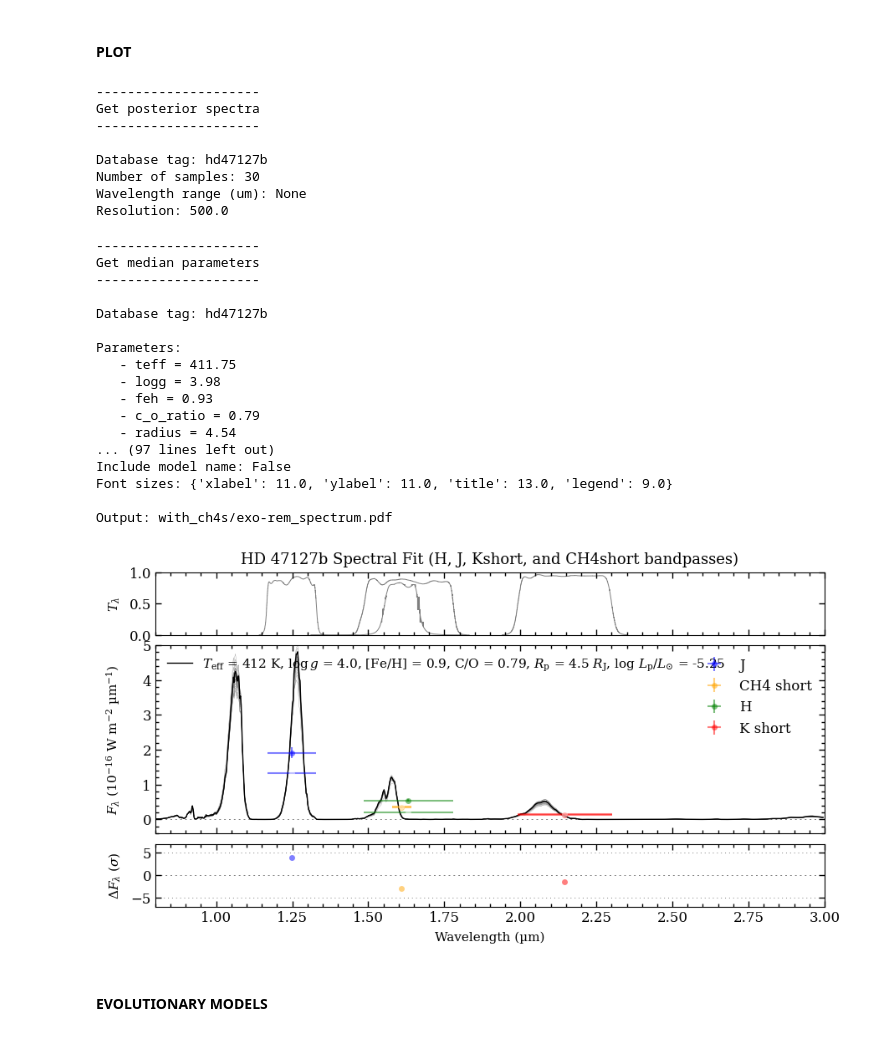
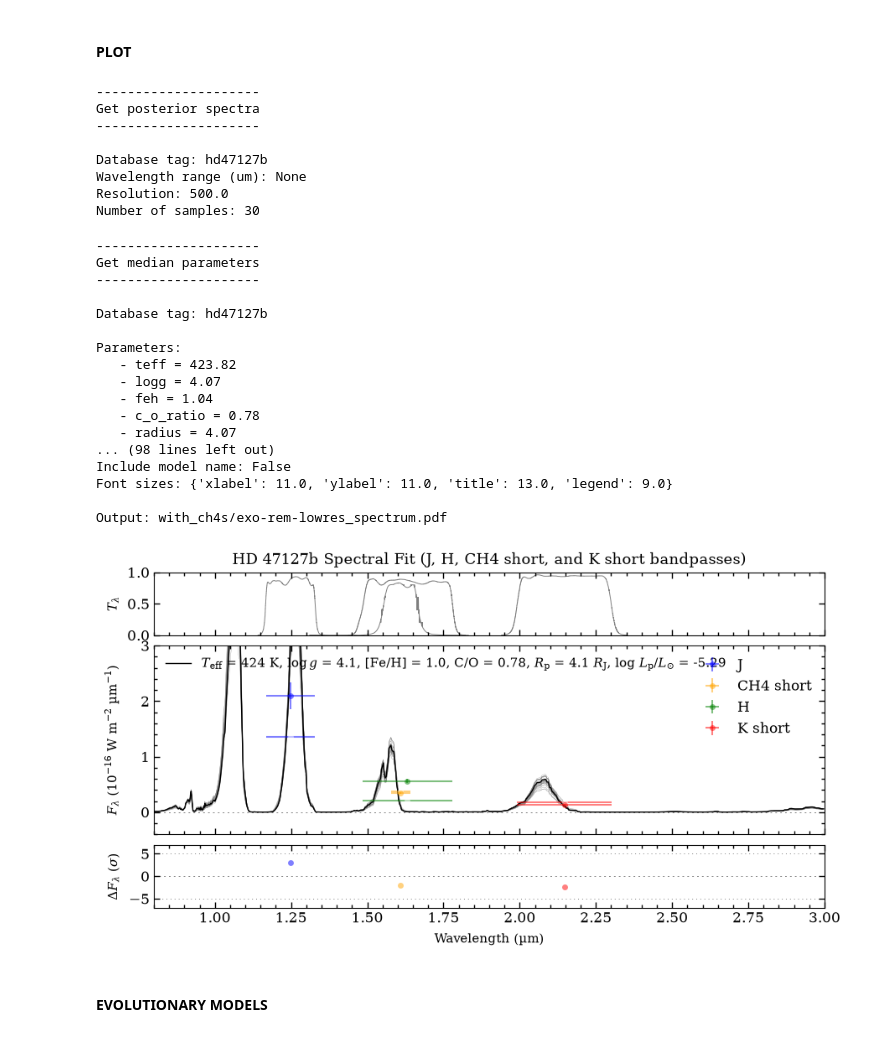
Before and after one commit to benlchang/HD47127-b-ADI, a Jupyter notebook: species.ipynb, the cells around one changed output. Saved outputs shown, nothing was run; the diff lists cells and outputs as text; code cells hidden in the pictures.

```diff
--- a/species.ipynb
+++ b/species.ipynb
@@ -55,5 +55,7 @@ import numpy as np
 
 wv, throughput = np.loadtxt('Keck_NIRC2.CH4s.csv', unpack=True)
 np.savetxt('micron_Keck_NIRC2.CH4s.txt', np.array([wv / 10000, throughput]).T)
+
+with_ch4s = True
 # %% [output]
 Adding filter: Keck/NIRC2.CH4s... [DONE]
@@ -117,11 +130,11 @@ Include spectra: True
 # %%
 # model_name='bt-settl'
 # model_name='sonora-bobcat'
-model_name='exo-rem'
 # model_name='morley-2012'
 # model_name='ames-cond'
 # model_name='atmo-ceq'
 # model_name='saumon2008-clear'
+model_name='exo-rem-lowres'
 # %%
 database.add_model(model=model_name, wavel_range=(.8, 3.))
 # %% [output]
@@ -179,11 +190,13 @@ Number of missing grid points: 12
 # %% [markdown]
 #### ULTRANEST & POSTERIOR
 # %%
+print("Running")
 inc_phot = ['Keck/NIRC2.H',
             'Keck/NIRC2.Ks',
-            # 'Keck/NIRC2.CH4s',
             'Keck/NIRC2.J'
            ]
+if with_ch4s:
+    inc_phot.append('Keck/NIRC2.CH4s')
 
 fit = FitModel(object_name='hd47127b',
                model=model_name,
@@ -191,8 +204,10 @@ fit = FitModel(object_name='hd47127b',
                inc_phot=inc_phot,
                inc_spec=False,
                fit_corr=None,
+
                apply_weights=False,
-               normal_prior={'mass': (83.9, 11)})
+               normal_prior={'mass': (83.9, 11.)})
 
 fit.run_ultranest(tag='hd47127b', min_num_live_points=400, resume=False, output='ultranest/', kwargs_ultranest=None)
+print("Done")
 # %% [output]
@@ -286,55 +323,61 @@ synphot = multi_photometry(datatype='model',
                            parameters=best)
 
 # synphot.open_box()
+bandpass_dict = {
+    'Keck/NIRC2.H': {'marker': 'o', 'ms': 5., 'mew': 0., 'color': 'green', 'ls': 'none', 'alpha': 0.5, 'label': 'H'},
+    'Keck/NIRC2.J': {'marker': 'o', 'ms': 5., 'mew': 0., 'color': 'blue', 'ls': 'none', 'alpha': 0.5, 'label': 'J'},
+    'Keck/NIRC2.Ks': {'marker': 'o', 'ms': 5., 'mew': 0., 'color': 'red', 'ls': 'none', 'alpha': 0.5, 'label': 'K short'},
+}
+if with_ch4s:
+    bandpass_dict['Keck/NIRC2.CH4s'] = {'marker': 'o', 'ms': 5., 'mew': 0., 'color': 'orange', 'ls': 'none', 'alpha': 0.5, 'label': 'CH4 short'}
+
+title_insert = "CH4 short, " if with_ch4s else ""
+
 fig = plot_spectrum(boxes=[samples, modelbox, objectbox, synphot],
                     filters=objectbox.filters,
                     residuals=residuals,
                     plot_kwargs=[{'ls': '-', 'lw': 0.2, 'color': 'gray'},
                                  {'ls': '-', 'lw': 1., 'color': 'black'},
-                                 {'Keck/NIRC2.H': {'marker': 'o', 'ms': 5., 'mew': 0., 'color': 'green', 'ls': 'none', 'alpha': 0.5, 'label': 'H'},
-                                  'Keck/NIRC2.J': {'marker': 'o', 'ms': 5., 'mew': 0., 'color': 'blue', 'ls': 'none', 'alpha': 0.5, 'label': 'J'},
-                                  'Keck/NIRC2.Ks': {'marker': 'o', 'ms': 5., 'mew': 0., 'color': 'red', 'ls': 'none', 'alpha': 0.5, 'label': 'K short'},
-                                  # 'Keck/NIRC2.CH4s': {'marker': 'o', 'ms': 5., 'mew': 0., 'color': 'orange', 'ls': 'none', 'alpha': 0.5, 'label': 'CH4 short'}
-                                 },
+                                 bandpass_dict,
                                  None],
                     xlim=(0.8, 3.0),
-                    ylim=(-4e-17, 5e-16),
+                    ylim=(-4e-17, 3e-16),
                     ylim_res=(-7., 7.),
                     scale=('linear', 'linear'),
                     offset=(-0.4, -0.05),
                     legend=[{'loc': 'upper left', 'frameon': False, 'fontsize': 11.},
                             {'loc': 'upper right', 'frameon': False, 'fontsize': 12.}],
                     figsize=(8., 4.),
                     quantity='flux density',
-                    title='HD 47127b Spectral Fit (H, J, and Kshort bandpasses)',
-                    output='without_ch4s/'+model_name+'_spectrum.pdf')
+                    title=f"HD 47127b Spectral Fit (J, H, {title_insert}and K short bandpasses)",
+                    output=f"{output_prefix}{model_name}_spectrum.pdf")
 # %% [output]
 ---------------------
 Get posterior spectra
 ---------------------
 
 Database tag: hd47127b
-Number of samples: 30
 Wavelength range (um): None
 Resolution: 500.0
+Number of samples: 30
 ---------------------
 Get median parameters
 ---------------------
 
 Database tag: hd47127b
 
 Parameters:
-   - teff = 411.75
-   - logg = 3.98
-   - feh = 0.93
-   - c_o_ratio = 0.79
-   - radius = 4.54
-... (97 lines left out)
+   - teff = 423.82
+   - logg = 4.07
+   - feh = 1.04
+   - c_o_ratio = 0.78
+   - radius = 4.07
+... (98 lines left out)
 Include model name: False
 Font sizes: {'xlabel': 11.0, 'ylabel': 11.0, 'title': 13.0, 'legend': 9.0}
 
-Output: with_ch4s/exo-rem_spectrum.pdf
+Output: with_ch4s/exo-rem-lowres_spectrum.pdf
-[figure, old version]
+[figure, new version]
 # %% [markdown]
 ####    EVOLUTIONARY MODELS
 # %%
```
Also changed, not shown: parts of 24 cells of this notebook, 1 other file.
